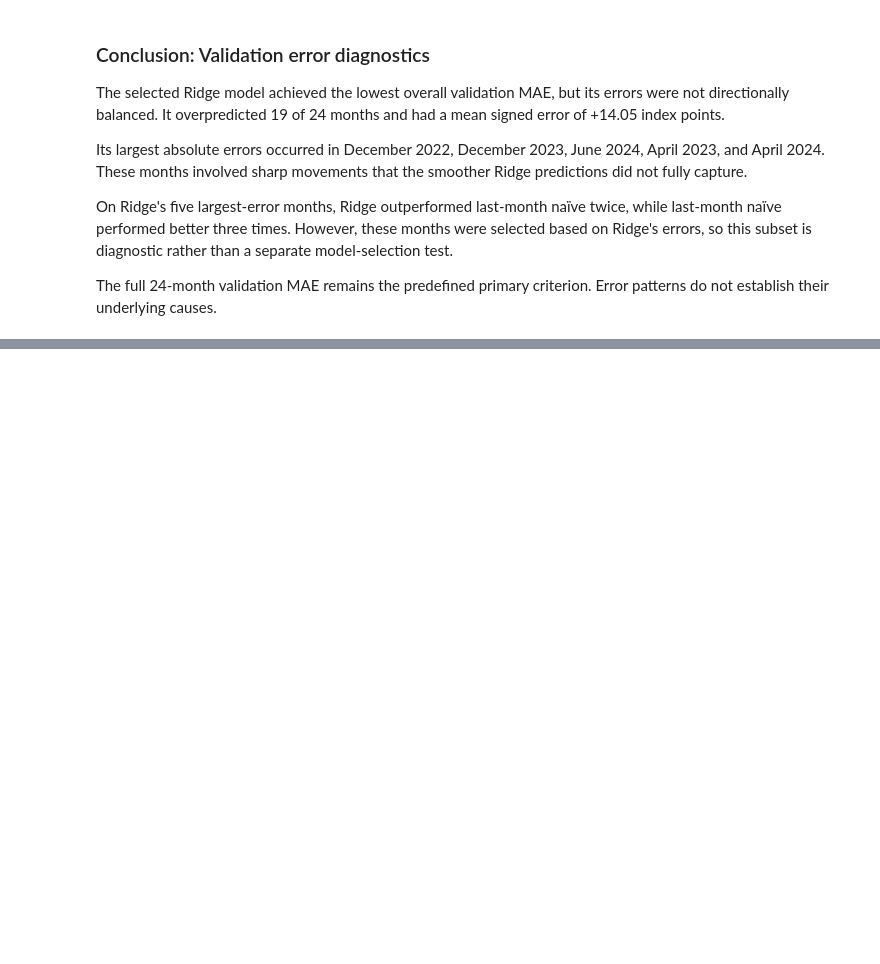
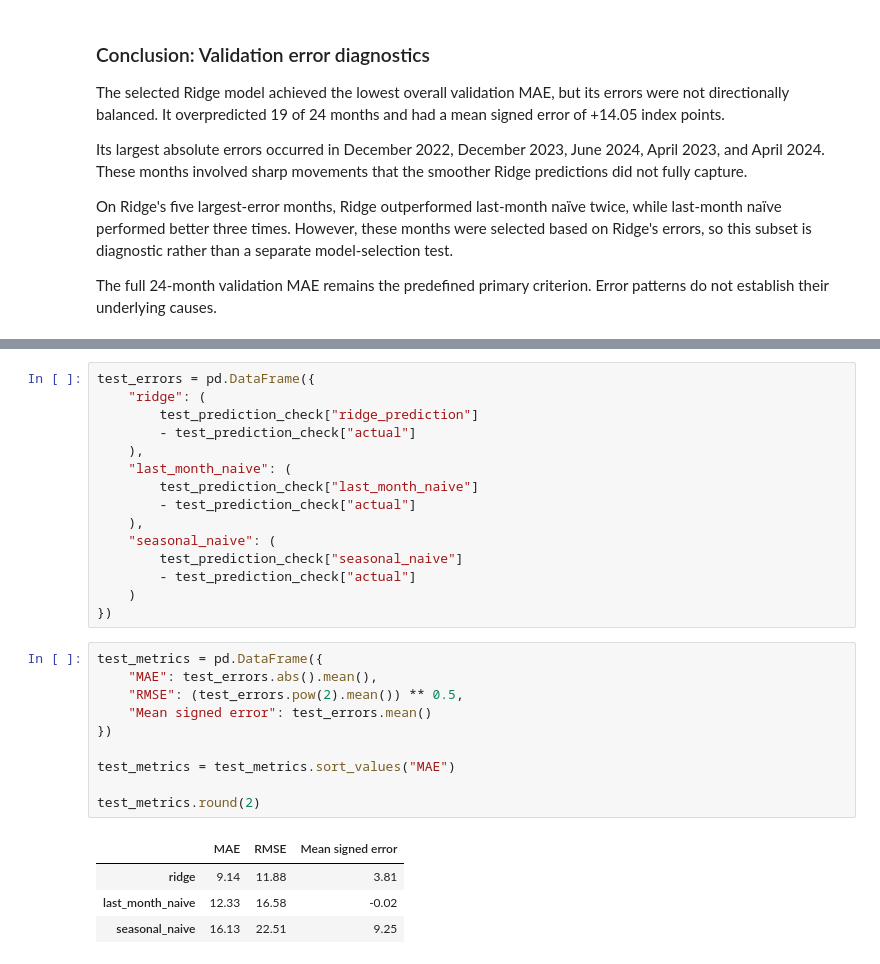
Before and after one commit to kamalpreetsinghh/nz-job-market-data-analysis, a Jupyter notebook: notebooks/06_monthly_forecasting.ipynb, the cells around one changed output, grey strips where cells are left out. Saved outputs shown, nothing was run; the diff lists cells and outputs as text; blank space fills up the shorter version.

```diff
--- a/notebooks/06_monthly_forecasting.ipynb
+++ b/notebooks/06_monthly_forecasting.ipynb
@@ -908,0 +1018,30 @@ criterion. Error patterns do not establish their underlying causes.
+# %%
+test_errors = pd.DataFrame({
+    "ridge": (
+        test_prediction_check["ridge_prediction"]
+        - test_prediction_check["actual"]
+    ),
+    "last_month_naive": (
+        test_prediction_check["last_month_naive"]
+        - test_prediction_check["actual"]
+    ),
+    "seasonal_naive": (
+        test_prediction_check["seasonal_naive"]
+        - test_prediction_check["actual"]
+    )
+})
+# %%
+test_metrics = pd.DataFrame({
+    "MAE": test_errors.abs().mean(),
+    "RMSE": (test_errors.pow(2).mean()) ** 0.5,
+    "Mean signed error": test_errors.mean()
+})
+
+test_metrics = test_metrics.sort_values("MAE")
+
+test_metrics.round(2)
+# %% [output]
+|  | MAE | RMSE | Mean signed error |
+| ridge | 9.14 | 11.88 | 3.81 |
+| last_month_naive | 12.33 | 16.58 | -0.02 |
+| seasonal_naive | 16.13 | 22.51 | 9.25 |
```
Also changed, not shown: parts of 15 cells of this notebook, 2 other files.
